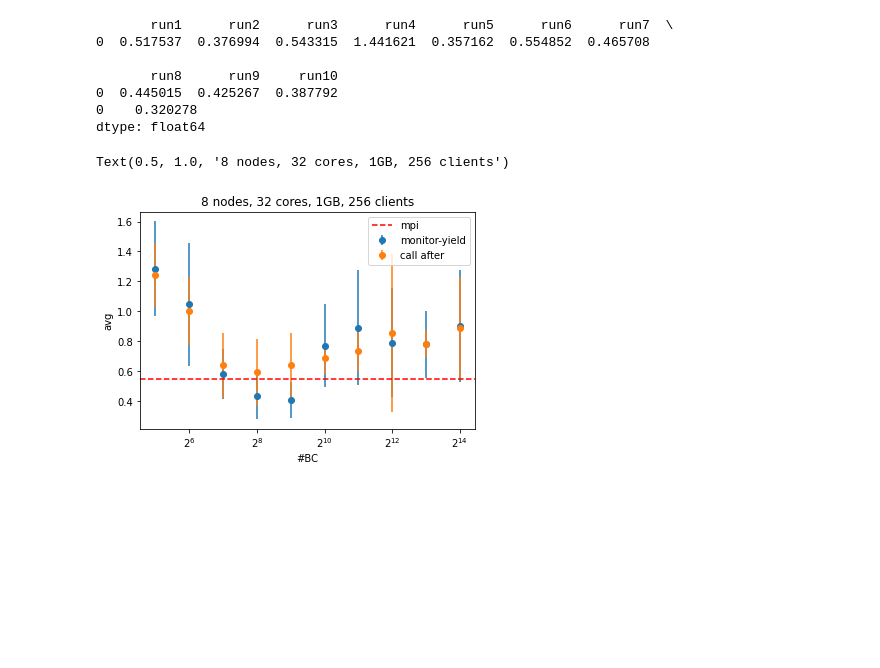
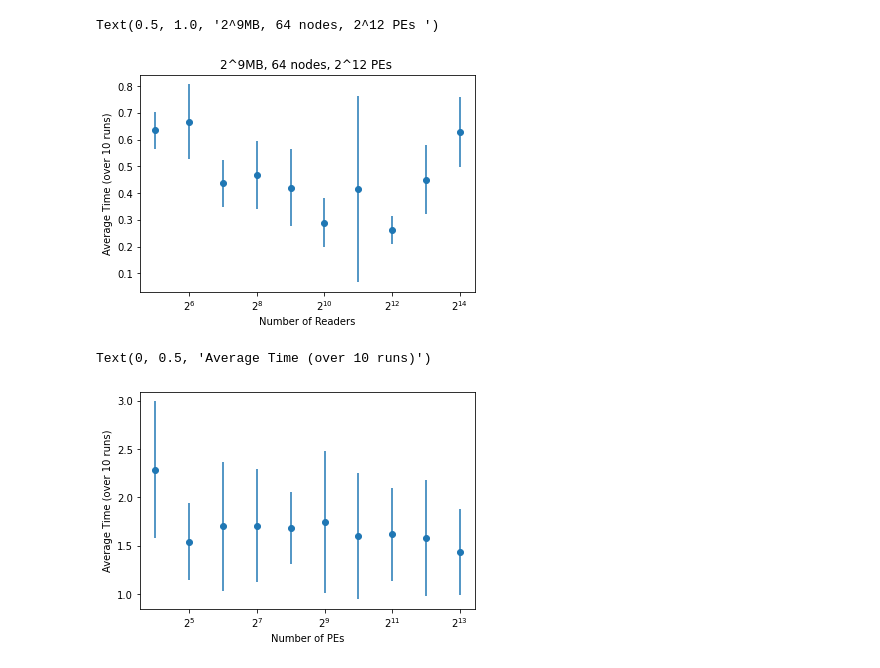
Before and after one commit to mayantaylor/ckio-testsuite, a Jupyter notebook: visualize.ipynb, the cells around one changed output. Cells and saved outputs as stored; diff of their text form; code cells hidden in the pictures; blank space fills up the shorter version.

Commit message:
updating visualizer

```diff
--- a/visualize.ipynb
+++ b/visualize.ipynb
@@ -6,26 +57,43 @@ import pandas as pd
+# %%
+
+### plot basic summary data as BC vs average time (with error bars) ###
+summary_file = 'basic-chare-benchmarks/results/512MB_64nodes_64tasks/summary.out'
+
+# read data in format (chares, 10 runs)
+summary_data = pd.read_csv(summary_file, sep=' ', header=None)
+summary_data.columns = ['#readers', 'run1', 'run2', 'run3', 'run4', 'run5', 'run6', 'run7', 'run8', 'run9', 'run10']
+
+# plt standard dev error bars
+plt.errorbar(summary_data['#readers'], summary_data.iloc[:, 1:].mean(axis=1), yerr=summary_data.iloc[:, 1:].std(axis=1), fmt='o')
+
+# create new column that is the average of columns 1-10
+# plot the same data but as inverse, 512 / value
+#
+# plt.plot(summary_data['#readers'], .5/summary_data.iloc[:, 1:].mean(axis=1))
+
+# plot setup
+plt.xscale('log', basex=2)
+plt.xlabel('Number of Readers')
+plt.ylabel('Average Time (over 10 runs)')
+plt.title("2^9MB, 64 nodes, 2^12 PEs ")
+# %% [output]
+Text(0.5, 1.0, '2^9MB, 64 nodes, 2^12 PEs ')
+[figure, added]
 # %%
-
-### plot basic summary data as BC vs average time (with error bars) ###
-summary_file = 'summary.csv'
+### plot basic summary data as PEs vs average time (with error bars) ###
+summary_file = '/jet/home/mtaylor5/ckio-testsuite/ckio-benchmarks/results/16nodes_32tasks_4GB/summary.out'
 
 # read data in format (chares, 10 runs)
 summary_data = pd.read_csv(summary_file, sep=' ', header=None)
-summary_data.columns = ['#BC', 'run1', 'run2', 'run3', 'run4', 'run5', 'run6', 'run7', 'run8', 'run9', 'run10']
+summary_data.columns = ['#PEs', '#BC', 'run1', 'run2', 'run3', 'run4', 'run5', 'run6', 'run7', 'run8', 'run9', 'run10']
 
 # plt standard dev error bars
-plt.errorbar(summary_data['#BC'], summary_data.iloc[:, 1:].mean(axis=1), yerr=summary_data.iloc[:, 1:].std(axis=1), fmt='o')
+plt.errorbar(summary_data['#PEs'], summary_data.iloc[:, 2:].mean(axis=1), yerr=summary_data.iloc[:, 2:].std(axis=1), fmt='o')
 
 # plot setup
 plt.xscale('log', basex=2)
-plt.xlabel('Number of Readers')
+plt.xlabel('Number of PEs')
 plt.ylabel('Average Time (over 10 runs)')
 # %% [output]
-       run1      run2      run3      run4      run5      run6      run7  \
-0  0.517537  0.376994  0.543315  1.441621  0.357162  0.554852  0.465708
-
-       run8      run9     run10
-0  0.445015  0.425267  0.387792
-0    0.320278
-dtype: float64
+Text(0, 0.5, 'Average Time (over 10 runs)')
-Text(0.5, 1.0, '8 nodes, 32 cores, 1GB, 256 clients')
-[figure, old version]
+[figure, new version]
```
Also changed, not shown: parts of 5 cells of this notebook.
